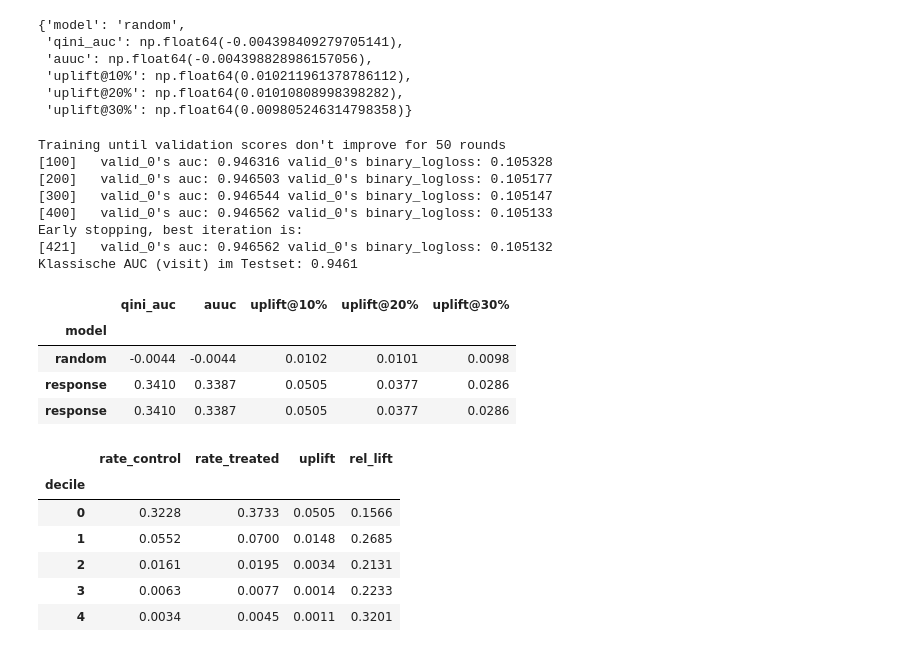
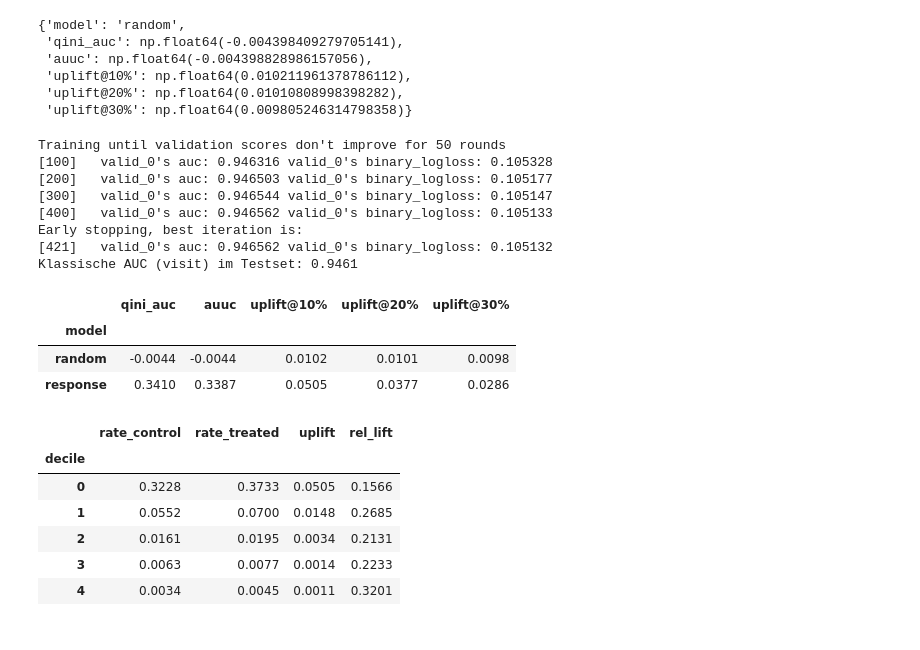
Before and after one commit to ZhengNetLab/uplift-modeling, a Jupyter notebook: notebooks/03_uplift_models.ipynb, the cells around one changed output. Drawn from its saved outputs; the diff is of its cells as text; code cells hidden in the pictures.

```diff
--- a/notebooks/03_uplift_models.ipynb
+++ b/notebooks/03_uplift_models.ipynb
@@ -69,7 +72,7 @@ tr, va, te = (df[df.split == s] for s in (0, 1, 2))
 X_te = te[FEATURES]
 y_te, w_te = te["visit"].to_numpy(), te["treatment"].to_numpy()
 
-results = []                          # eine Zeile pro Modell
+results = {}                          # Modellname -> Kennzahlen; gleicher Name wird überschrieben
 preds = pd.DataFrame(index=te.index)  # Test-Vorhersagen aller Modelle
 
 def evaluate(name, score):
@@ -78,7 +81,7 @@ def evaluate(name, score):
            "auuc": auuc(y_te, w_te, score)}
     for k in (0.1, 0.2, 0.3):
         row[f"uplift@{int(k * 100)}%"] = uplift_at_k(y_te, w_te, score, k)
-    results.append(row)
+    results[name] = row   # gleicher Name → wird automatisch überschrieben
     return row
 # %%
 rng = np.random.default_rng(1)
@@ -98,35 +101,34 @@ Zufall über 20 Läufe: Mittel -0.0022, SD 0.0066
 # %%
 # Klassisches Response-Modell: nur auf der Treatment-Gruppe trainiert,
 # sagt P(visit | X, beworben) voraus – ignoriert die Kontrollgruppe komplett
 tr_t, va_t = tr[tr.treatment == 1], va[va.treatment == 1]
 
 resp = LGBMClassifier(
     n_estimators=2000, learning_rate=0.05, num_leaves=63,
     min_child_samples=200, subsample=0.8, subsample_freq=1,
     colsample_bytree=0.8, verbose=-1)
 resp.fit(tr_t[FEATURES], tr_t["visit"],
          eval_set=[(va_t[FEATURES], va_t["visit"])], eval_metric="auc",
          callbacks=[early_stopping(50), log_evaluation(100)])
 
 preds["response"] = resp.predict_proba(X_te)[:, 1]
 auc = roc_auc_score(y_te[w_te == 1], preds["response"][w_te == 1])
 print(f"Klassische AUC (visit) im Testset: {auc:.4f}")
 evaluate("response", preds["response"])
-pd.DataFrame(results).set_index("model").round(4)
+pd.DataFrame(results.values()).set_index("model").round(4)
 # %% [output]
 Training until validation scores don't improve for 50 rounds
 [100]   valid_0's auc: 0.946316 valid_0's binary_logloss: 0.105328
 [200]   valid_0's auc: 0.946503 valid_0's binary_logloss: 0.105177
 [300]   valid_0's auc: 0.946544 valid_0's binary_logloss: 0.105147
 [400]   valid_0's auc: 0.946562 valid_0's binary_logloss: 0.105133
 Early stopping, best iteration is:
 [421]   valid_0's auc: 0.946562 valid_0's binary_logloss: 0.105132
 Klassische AUC (visit) im Testset: 0.9461
 |  | qini_auc | auuc | uplift@10% | uplift@20% | uplift@30% |
 | model |  |  |  |  |  |
 | random | -0.0044 | -0.0044 | 0.0102 | 0.0101 | 0.0098 |
 | response | 0.3410 | 0.3387 | 0.0505 | 0.0377 | 0.0286 |
-| response | 0.3410 | 0.3387 | 0.0505 | 0.0377 | 0.0286 |
 # %%
 ev = pd.DataFrame({"y": y_te, "w": w_te, "score": preds["response"].to_numpy()})
 ev["decile"] = 9 - pd.qcut(ev["score"].rank(method="first"), 10, labels=False)  # 0 = höchster Score
```
Also changed, not shown: parts of 8 cells of this notebook, 1 other file.
